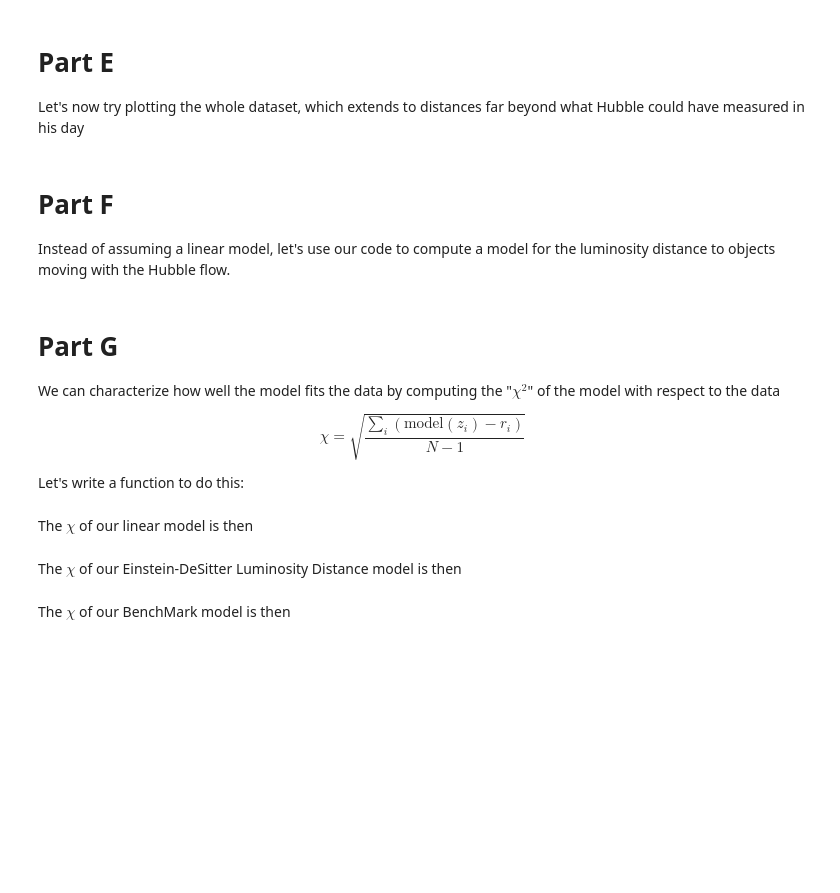
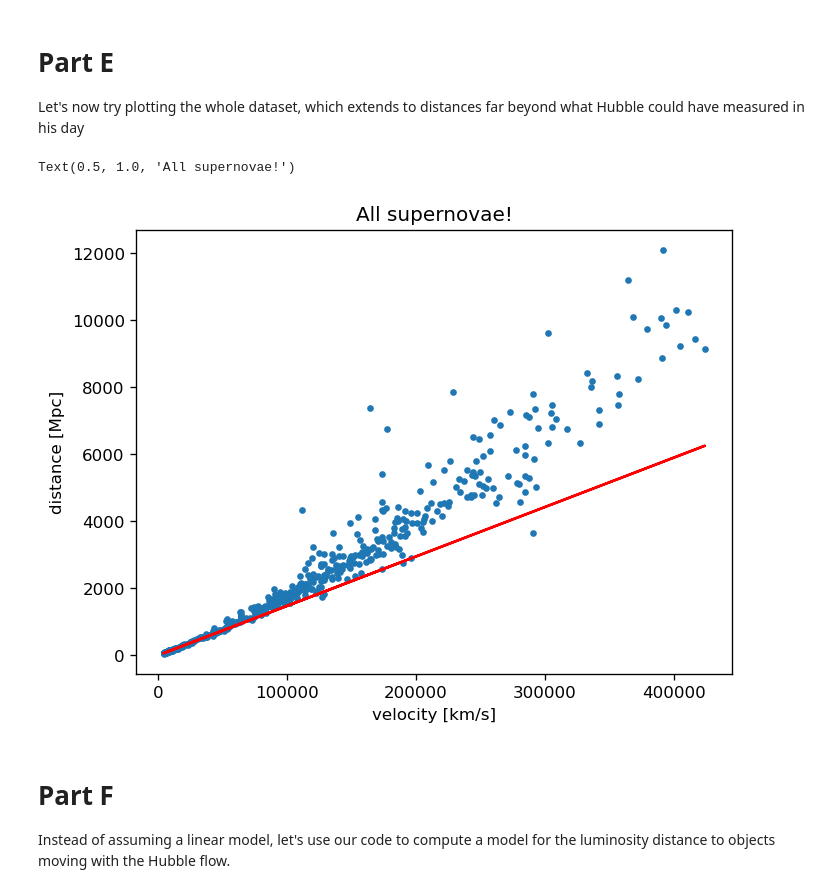
Before and after one commit to jaymotka/400B_2023_motka, a Jupyter notebook: Labs/Lab13/Lab13.ipynb, the cells around one changed output. Drawn from its saved outputs; the diff is of its cells as text; code cells hidden in the pictures; blank space fills up the shorter version.

```diff
--- a/Labs/Lab13/Lab13.ipynb
+++ b/Labs/Lab13/Lab13.ipynb
@@ -170,3 +214,23 @@ Let's now try plotting the whole dataset, which extends to distances far beyond
+# %%
+# Plot the whole data set. Not just the nearby Sne.
+# FILL THIS IN
+
+
+plt.rcParams["figure.dpi"] = 120
+
+# Fill this in
+plt.plot(VR, LD,'.')
+
+plt.plot(VR, modelLD,'r')
+
+plt.xlabel('velocity [km/s]')
+plt.ylabel('distance [Mpc]')
+
+# Fill this in :   Add a relevant title
+plt.title(f"All supernovae!")
+# %% [output]
+Text(0.5, 1.0, 'All supernovae!')
+[figure, added]
 # %% [markdown]
 # Part F
 
@@ -183,7 +248,0 @@ Instead of assuming a linear model, let's use our code to compute a model for th
-# %% [markdown]
-# Part G
-We can characterize how well the model fits the data by computing the  "$\chi^2$" of the model with respect to the data
-
-$$ \chi = \sqrt{ \frac{\sum_i (\textrm{model}(z_i) - r_i)}{N-1} } $$
-
-Let's write a function to do this:
@@ -211,6 +248,0 @@ def chi(model, data):
-# %% [markdown]
-The $\chi$ of our linear model is then
-# %% [markdown]
-The $\chi$ of our Einstein-DeSitter Luminosity Distance model is then
-# %% [markdown]
-The $\chi$ of our BenchMark model is then
```
Also changed, not shown: parts of 19 cells of this notebook, 8 other files.
